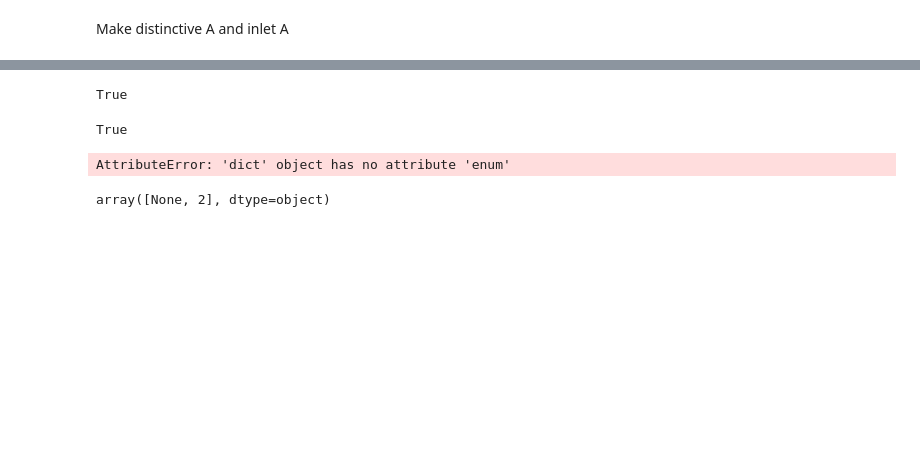
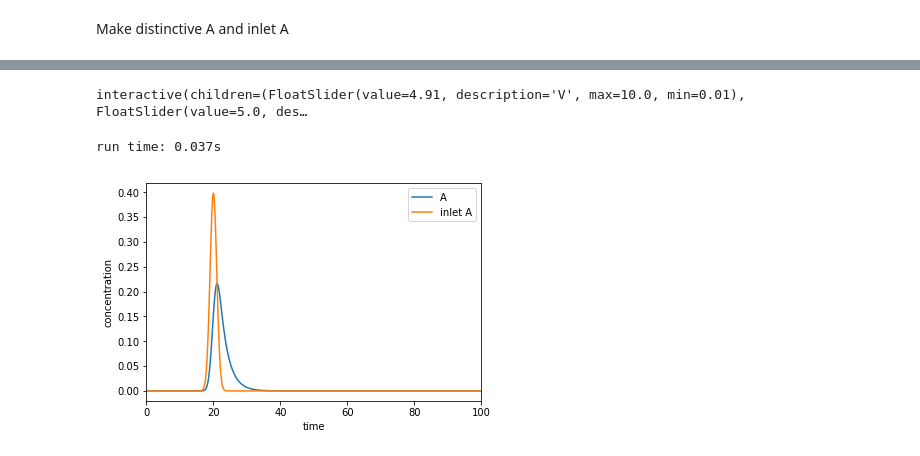
Before and after one commit to dorox/react, a Jupyter notebook: CSTR.ipynb, the cells around one changed output, grey strips where cells are left out. Drawn from its saved outputs; the diff is of its cells as text; code cells hidden in the pictures; blank space fills up the shorter version.

```diff
--- a/CSTR.ipynb
+++ b/CSTR.ipynb
@@ -137,20 +68,19 @@ def myfun():
-# %%
-ret = myfun()
-type(ret)==tuple
-# %% [output]
-True
-# %%
-1!=12
-# %% [output]
-True
-# %%
-d = dict().fromkeys(('A', 'B', 'C'))
-for i, k in d.enum():
-    print(i,k)
-    print(d[k])
-# %% [output]
-AttributeError: 'dict' object has no attribute 'enum'
-# %%
-np.append(None, [2])
-# %% [output]
-array([None, 2], dtype=object)
+# %%
+import ipywidgets as widgets
+import numpy as np
+from ipywidgets import interact, interact_manual
+
+@interact
+def reactor(V=(0.01,10,0.1), sig = (1,10,0.1)):
+    r2 = models.CSTR(0.4167,V)
+    r2.inlet(A=tools.gaussian(t1=20, sig=sig))
+    r2.run()
+# %% [output]
+interactive(children=(FloatSlider(value=4.91, description='V', max=10.0, min=0.01), FloatSlider(value=5.0, des…
+# %%
+r2 = models.CSTR(0.4167,1)
+r2.inlet(A=tools.gaussian(t1=20, sig=1))
+_=r2.run()
+# %% [output]
+run time: 0.037s
+[figure, added]
```
Also changed, not shown: parts of 20 cells of this notebook, 6 other files.
